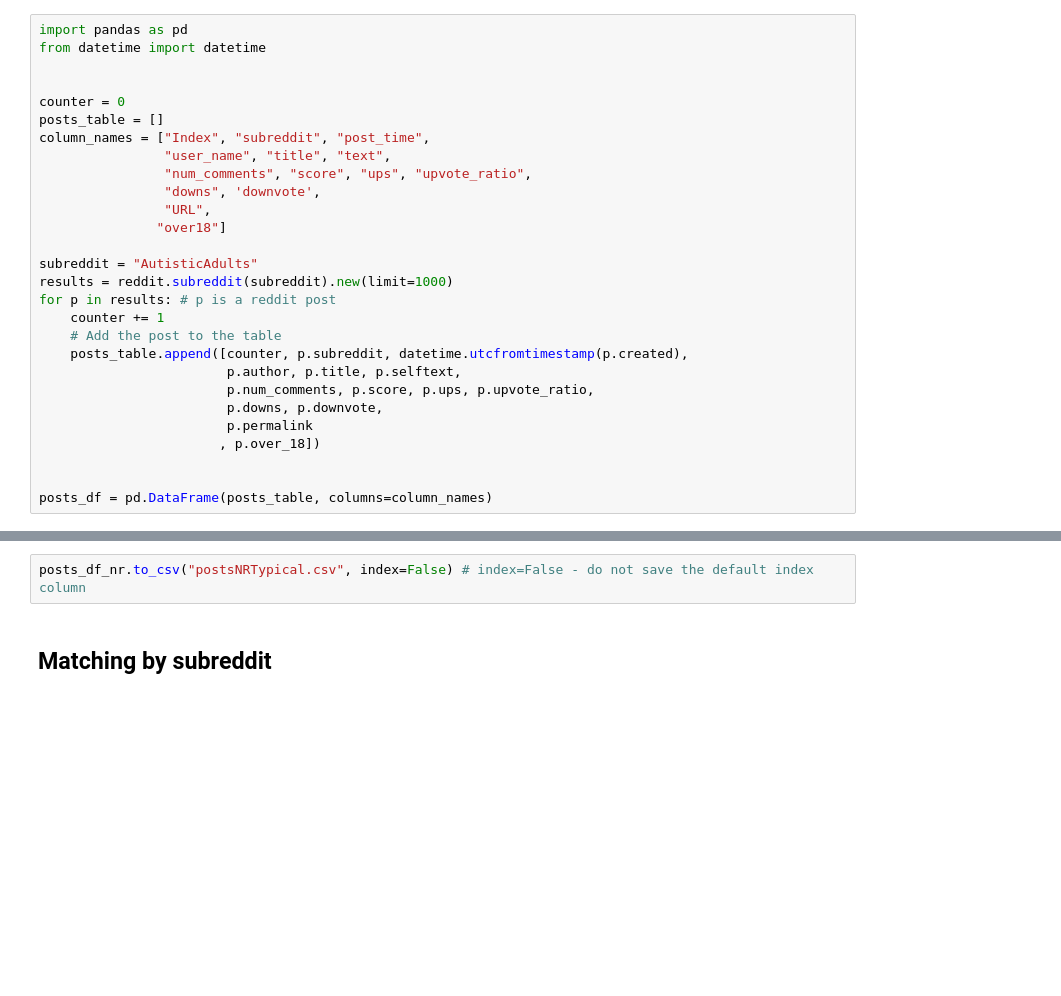
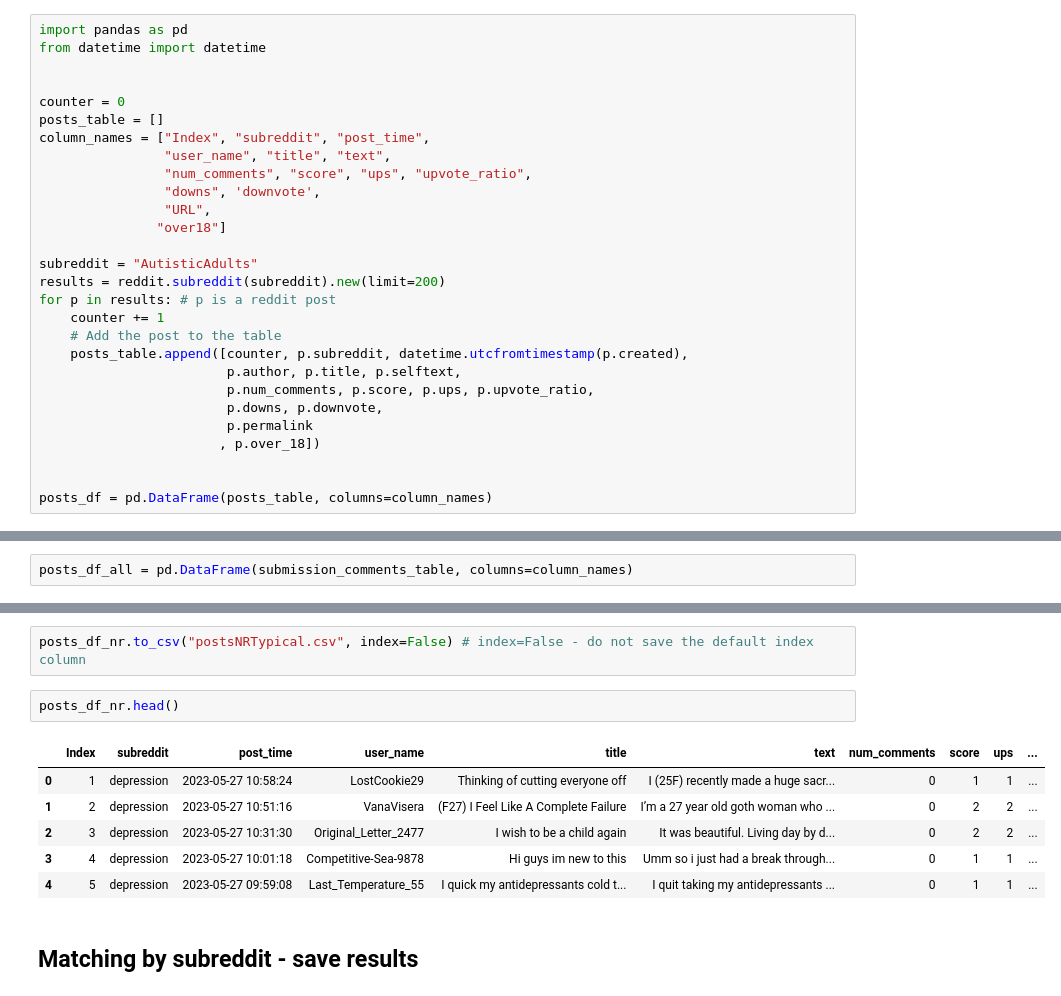
Before and after one commit to ilanit1997/ASDNetworkAnalysisReddit, a Jupyter notebook: data_collection.ipynb, the cells around one changed output, grey strips where cells are left out. Drawn from its saved outputs; the diff is of its cells as text; blank space fills up the shorter version.

Commit message:
update notebook - save files as csv

```diff
--- a/data_collection.ipynb
+++ b/data_collection.ipynb
@@ -36,7 +36,7 @@ column_names = ["Index", "subreddit", "post_time",
                "over18"]
 
 subreddit = "AutisticAdults"
-results = reddit.subreddit(subreddit).new(limit=1000)
+results = reddit.subreddit(subreddit).new(limit=200)
 for p in results: # p is a reddit post
     counter += 1
     # Add the post to the table
@@ -81,2 +95,4 @@ posts_df_all = pd.DataFrame(posts_table, columns=column_names)
+# %%
+posts_df_all = pd.DataFrame(submission_comments_table, columns=column_names)
 # %%
 posts_df_all.to_csv("postsASD_all.csv", index=False) # index=False - do not save the default index column
@@ -137,6 +178,15 @@ for subreddit in filtered_top_subreddits:
 posts_df_nr = pd.DataFrame(posts_table, columns=column_names)
 # %%
 posts_df_nr.to_csv("postsNRTypical.csv", index=False) # index=False - do not save the default index column
+# %%
+posts_df_nr.head()
+# %% [output]
+|  | Index | subreddit | post_time | user_name | title | text | num_comments | score | ups | ... |
+| 0 | 1 | depression | 2023-05-27 10:58:24 | LostCookie29 | Thinking of cutting everyone off | I (25F) recently made a huge sacr... | 0 | 1 | 1 | ... |
+| 1 | 2 | depression | 2023-05-27 10:51:16 | VanaVisera | (F27) I Feel Like A Complete Failure | I’m a 27 year old goth woman who ... | 0 | 2 | 2 | ... |
+| 2 | 3 | depression | 2023-05-27 10:31:30 | Original_Letter_2477 | I wish to be a child again | It was beautiful. Living day by d... | 0 | 2 | 2 | ... |
+| 3 | 4 | depression | 2023-05-27 10:01:18 | Competitive-Sea-9878 | Hi guys im new to this | Umm so i just had a break through... | 0 | 1 | 1 | ... |
+| 4 | 5 | depression | 2023-05-27 09:59:08 | Last_Temperature_55 | I quick my antidepressants cold t... | I quit taking my antidepressants ... | 0 | 1 | 1 | ... |
 # %% [markdown]
-## Matching by subreddit
+## Matching by subreddit - save results
 # %%
```
Also changed, not shown: parts of 18 cells of this notebook, 25 other files.
